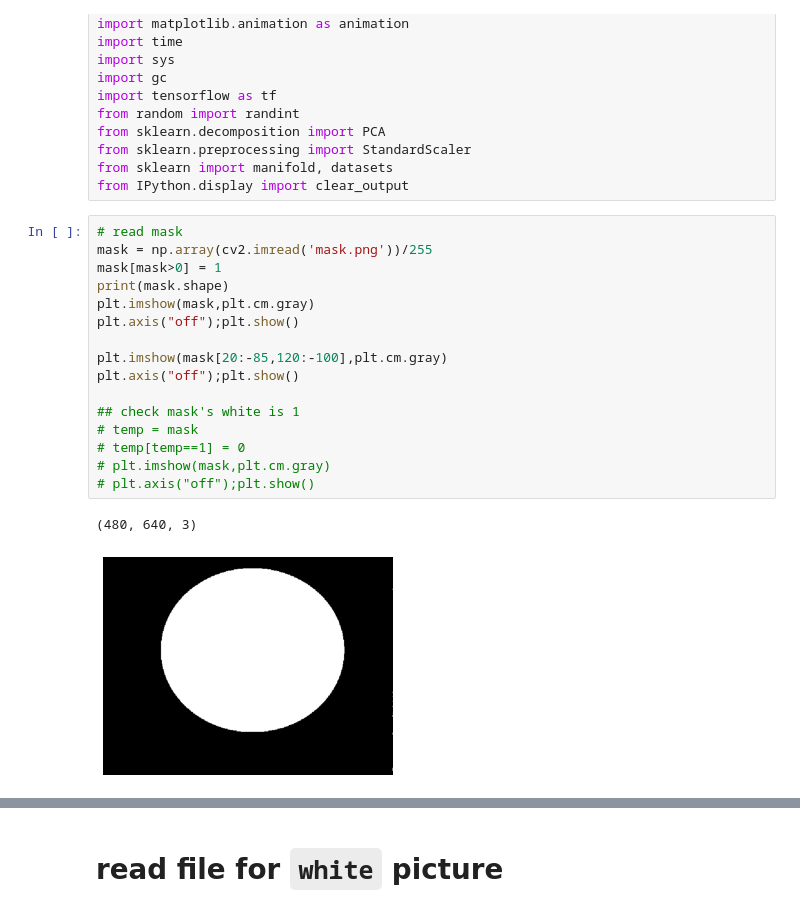
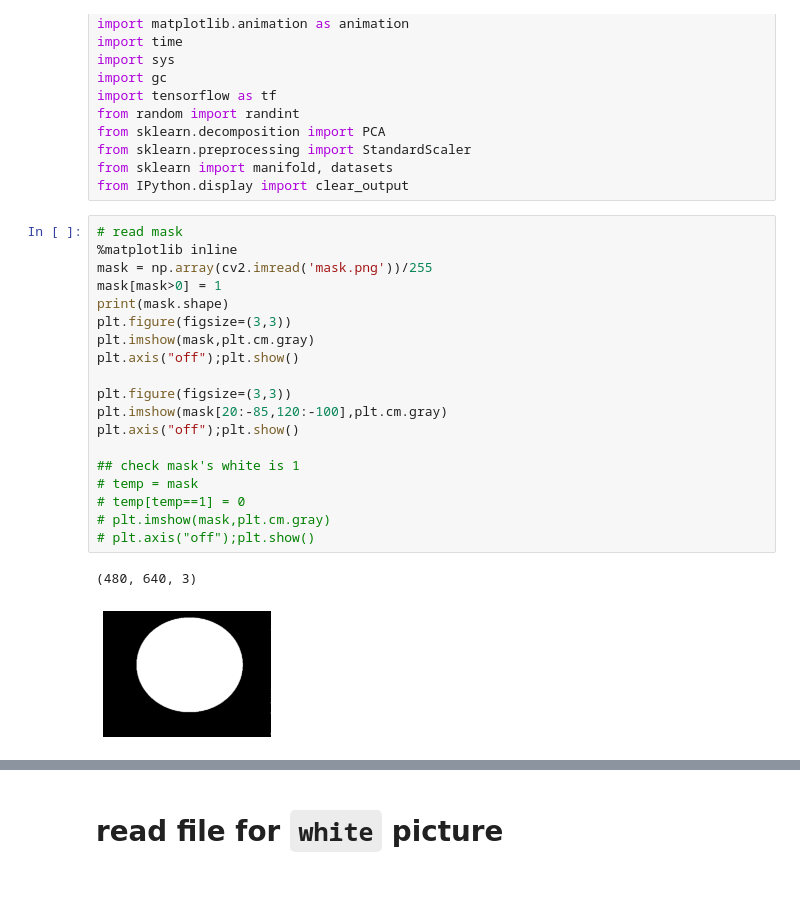
Before and after one commit to Szu-Chi/Spectial_Topic, a Jupyter notebook: 65_Pleurotus_eryngii.ipynb, the cells around one changed output, grey strips where cells are left out. Drawn from its saved outputs; the diff is of its cells as text; blank space fills up the shorter version.

```diff
--- a/65_Pleurotus_eryngii.ipynb
+++ b/65_Pleurotus_eryngii.ipynb
@@ -15,23 +15,26 @@ from sklearn import manifold, datasets
 from IPython.display import clear_output
 # %%
 # read mask
+%matplotlib inline
 mask = np.array(cv2.imread('mask.png'))/255
 mask[mask>0] = 1
 print(mask.shape)
+plt.figure(figsize=(3,3))
 plt.imshow(mask,plt.cm.gray)
 plt.axis("off");plt.show()
 
+plt.figure(figsize=(3,3))
 plt.imshow(mask[20:-85,120:-100],plt.cm.gray)
 plt.axis("off");plt.show()
 
 ## check mask's white is 1
 # temp = mask
 # temp[temp==1] = 0
 # plt.imshow(mask,plt.cm.gray)
 # plt.axis("off");plt.show()
 # %% [output]
 (480, 640, 3)
-[figure, old version]
+[figure, new version]
 [figure]
 # %% [markdown]
 # read file for `white` picture
```
Also changed, not shown: parts of 29 cells of this notebook, 6 other files.
